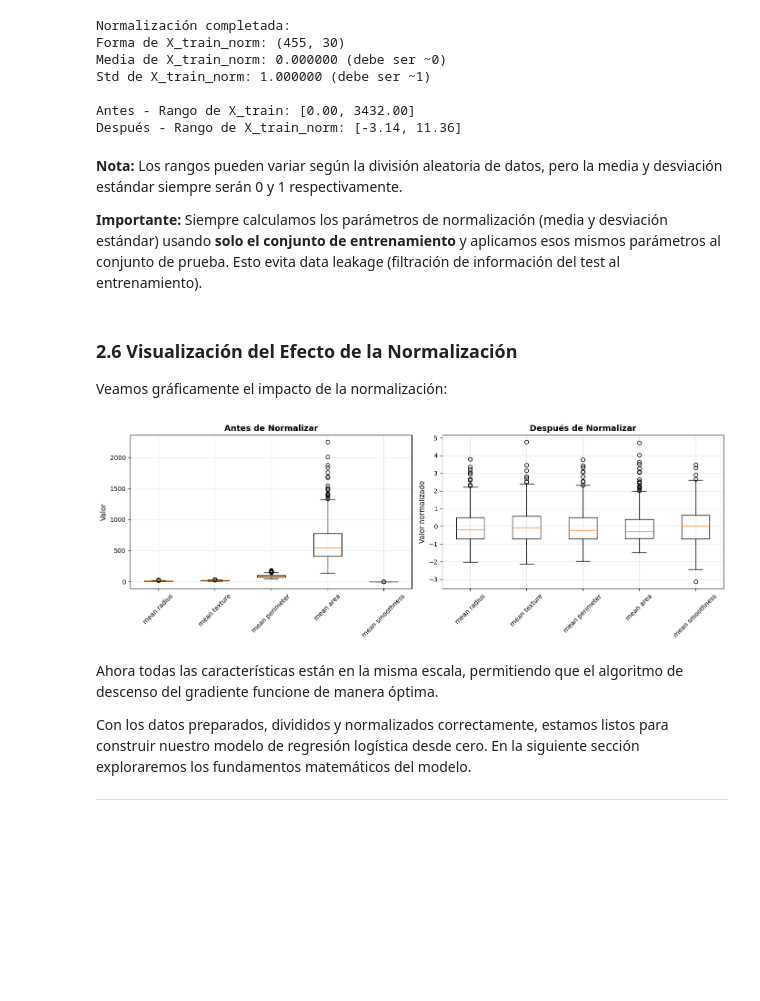
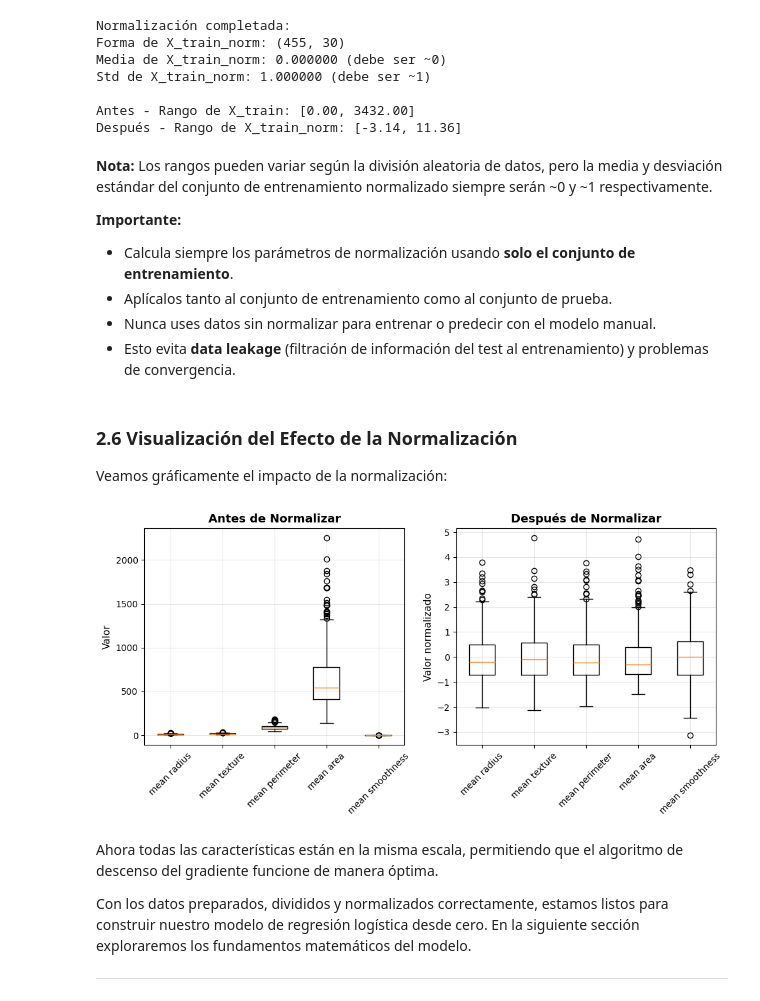
Before and after one commit to financieras/articulos, a Jupyter notebook: logistic_regression.ipynb, the cells around one changed output. Cells and saved outputs as stored; diff of their text form; code cells hidden in the pictures; blank space fills up the shorter version.

```diff
--- a/logistic_regression.ipynb
+++ b/logistic_regression.ipynb
@@ -252,35 +252,39 @@ Antes - Rango de X_train: [0.00, 3432.00]
 Después - Rango de X_train_norm: [-3.14, 11.36]
 # %% [markdown]
 **Nota:** Los rangos pueden variar según la división aleatoria de datos,
-pero la media y desviación estándar siempre serán 0 y 1 respectivamente.
+pero la media y desviación estándar del conjunto de entrenamiento normalizado siempre serán ~0 y ~1 respectivamente.
 
-**Importante:** Siempre calculamos los parámetros de normalización (media y desviación estándar) usando **solo el conjunto de entrenamiento** y aplicamos esos mismos parámetros al conjunto de prueba. Esto evita data leakage (filtración de información del test al entrenamiento).
+**Importante:**
+- Calcula siempre los parámetros de normalización usando **solo el conjunto de entrenamiento**.
+- Aplícalos tanto al conjunto de entrenamiento como al conjunto de prueba.
+- Nunca uses datos sin normalizar para entrenar o predecir con el modelo manual.
+- Esto evita **data leakage** (filtración de información del test al entrenamiento) y problemas de convergencia.
 # %% [markdown]
 ### 2.6 Visualización del Efecto de la Normalización
 
 Veamos gráficamente el impacto de la normalización:
 # %%
 # Comparar distribuciones antes y después de normalizar
-fig, axes = plt.subplots(1, 2, figsize=(14, 5))
+fig, axes = plt.subplots(1, 2, figsize=(10, 5))
 
 # Antes de normalizar
 axes[0].boxplot(X_train[:, :5], tick_labels=data.feature_names[:5])
 axes[0].set_title('Antes de Normalizar', fontsize=13, fontweight='bold')
 axes[0].set_ylabel('Valor', fontsize=11)
 axes[0].tick_params(axis='x', rotation=45)
 axes[0].grid(True, alpha=0.3)
 
 # Después de normalizar
 axes[1].boxplot(X_train_norm[:, :5], tick_labels=data.feature_names[:5])
 axes[1].set_title('Después de Normalizar', fontsize=13, fontweight='bold')
 axes[1].set_ylabel('Valor normalizado', fontsize=11)
 axes[1].tick_params(axis='x', rotation=45)
 axes[1].grid(True, alpha=0.3)
 
 plt.tight_layout()
 plt.show()
 # %% [output]
-[figure, old version]
+[figure, new version]
 # %% [markdown]
 Ahora todas las características están en la misma escala, permitiendo que el algoritmo de descenso del gradiente funcione de manera óptima.
 
```
Also changed, not shown: parts of 8 cells of this notebook.
